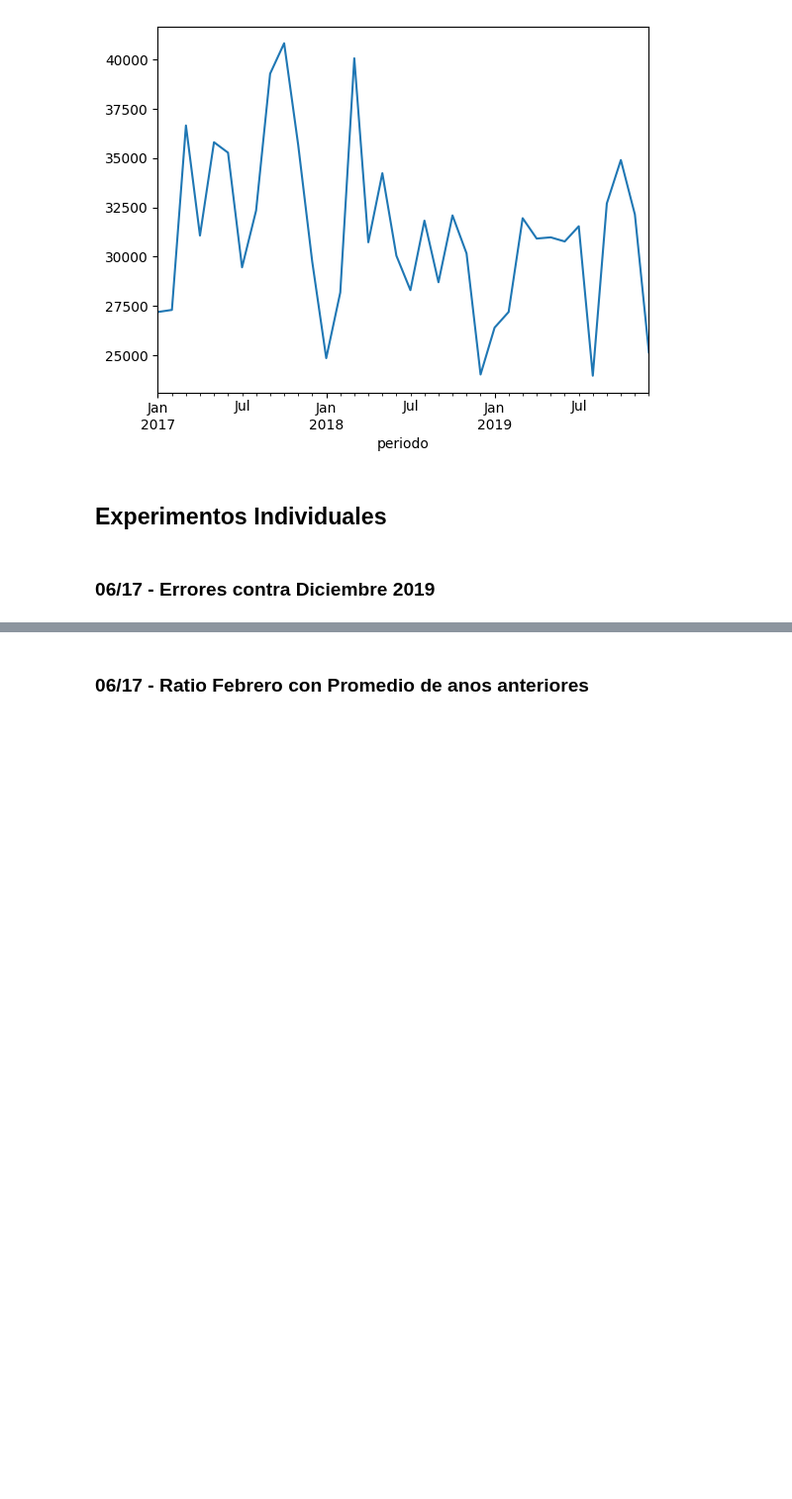
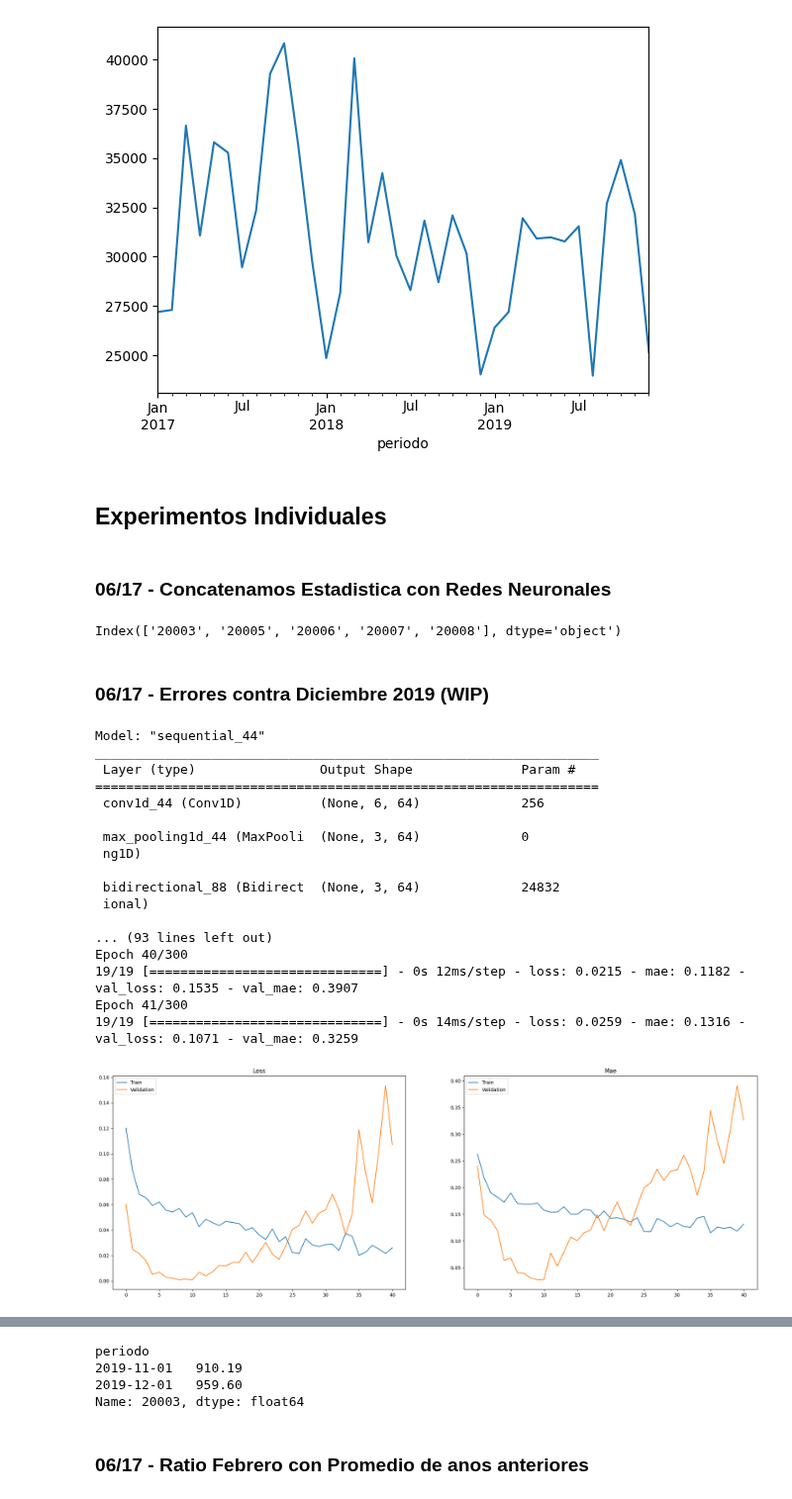
Before and after one commit to AndresMontesDeOca/Laboratorio3, a Jupyter notebook: Kaggle.ipynb, the cells around one changed output, grey strips where cells are left out. Shown at 99% size. Cells and saved outputs as stored; diff of their text form; code cells hidden in the pictures; blank space fills up the shorter version.

```diff
--- a/Kaggle.ipynb
+++ b/Kaggle.ipynb
@@ -487,9 +487,12 @@ def split_data_dec2019(df, window_size):
     df_train = df.loc['2017-01':'2019-04']
     df_valid = df.loc['2019-05':'2019-10']
     df_test = df.loc['2019-11':'2019-12']
+  elif window_size == 6:
+    df_train = df.loc['2017-01':'2019-02']
+    df_valid = df.loc['2019-03':'2019-10']
   else:
     raise ValueError("window_size must be different")
-  return pd.DataFrame(df_train), pd.DataFrame(df_valid), pd.DataFrame(df_test)
+  return pd.DataFrame(df_train), pd.DataFrame(df_valid)#, pd.DataFrame(df_test)
 #############################################################################
 # split mas chico posible, con window 3 y batch 1
 def split_data_test(df):
@@ -979,5 +982,24 @@ plt.show()
 [figure]
 # %% [markdown]
 ## Experimentos Individuales
+# %% [markdown]
+### 06/17 - Concatenamos Estadistica con Redes Neuronales
+# %%
+# # Viene de otro EDA, si da error hay que ejecutar ese analisis primero que genera esta variable
+# mask_mejorar = ~ data_final['diff3']
+
+products_list = mask_mejorar[mask_mejorar == True].index
+
+data_grouped_filled = fill_nulls(data_grouped)
+
+# Probamos reemplazando la crisis de Agosto 2019 por Julio + 10% (visto en el EDA)
+data_grouped_filled.drop(index='2019-08', axis=1, inplace=True)
+data_agosto_2019_jul_plus10 = data_grouped_filled.loc['2019-07']*1.1
+data_agosto_2019_jul_plus10.index = pd.to_datetime(['2019-08-01'])
+data_grouped_filled = pd.concat([data_grouped_filled, data_agosto_2019_jul_plus10]).sort_index()
+
+products_list[:5]
+# %% [output]
+Index(['20003', '20005', '20006', '20007', '20008'], dtype='object')
 # %% [markdown]
-### 06/17 - Errores contra Diciembre 2019
+### 06/17 - Errores contra Diciembre 2019 (WIP)
@@ -987,44 +1006,68 @@ plt.show()
 # %%
 # Analizamos las series de los productos mas vendidos, pero esta vez testeamos contra los ultimos dos meses del dataset Nov y Dev 2019
 
+# # Inicializamos el vector de predicciones
+# vector_predictions = data_productos_a_predecir.copy()
+# vector_predictions['tn'] =0
+
 
 # Modificar el valor del filtro, para analizar otros Productos. Ojo que hay productos que no tenemos todos los anos y pincha
-data_product = data_grouped['20002']
+data_product = data_grouped['20003']
 
 # Jugamos con esto aca, para ver el tema de la validacion en el entrenamiento
-window_size = 3
+window_size = 6
 batch_size = 1
 
 
-data_train, data_valid, data_test = split_data_dec2019(data_product, window_size)
+data_train, data_valid = split_data_dec2019(data_product, window_size)
 data_train_norm, data_valid_norm, norm_params = normalize_data(data_train, data_valid, normalization)
-print(data_train.index)
-print(data_valid.index)
+# print(data_train.index)
+# print(data_valid.index)
 data_train_windowed = windowed_dataset(data_train_norm, data_split='train', window_size=window_size, horizon=horizon, batch_size=batch_size)
 data_valid_windowed = windowed_dataset(data_valid_norm, data_split='valid', window_size=window_size, horizon=horizon, batch_size=batch_size)
 
 
 # Model Variables
 model_name = 'xx'
 loss = 'mse'
 optimizer = 'adam'
 patience = 30
 epochs = 300
 n_features = data_train.shape[1]
 
 
 
 callbacks = MyCallbacks(patience)
 model = MyModel(loss, optimizer, window_size, horizon, n_features)
 
 history = model.fit(
     data_train_windowed,
     validation_data = data_valid_windowed,
     callbacks = callbacks,
     verbose=1,
     epochs=epochs)
 
 plot_history(history)
 
 predictions = generate_predictions_2(model, data_valid_norm, norm_params)
-plot_predictions_dec2019(data_product, predictions)
+# plot_predictions_dec2019(data_product, predictions)
+display(predictions)
+# %% [output]
+Model: "sequential_44"
+_________________________________________________________________
+ Layer (type)                Output Shape              Param #
+=================================================================
+ conv1d_44 (Conv1D)          (None, 6, 64)             256
+
+ max_pooling1d_44 (MaxPooli  (None, 3, 64)             0
+ ng1D)
+
+ bidirectional_88 (Bidirect  (None, 3, 64)             24832
+ ional)
+
+... (93 lines left out)
+Epoch 40/300
+19/19 [==============================] - 0s 12ms/step - loss: 0.0215 - mae: 0.1182 - val_loss: 0.1535 - val_mae: 0.3907
+Epoch 41/300
+19/19 [==============================] - 0s 14ms/step - loss: 0.0259 - mae: 0.1316 - val_loss: 0.1071 - val_mae: 0.3259
+[figure, added]
@@ -1031,3 +1075,7 @@ plot_predictions_dec2019(data_product, predictions)
+periodo
+2019-11-01   910.19
+2019-12-01   959.60
+Name: 20003, dtype: float64
 # %% [markdown]
 ### 06/17 - Ratio Febrero con Promedio de anos anteriores
 # %%
```
Also changed, not shown: parts of 2 cells of this notebook.
